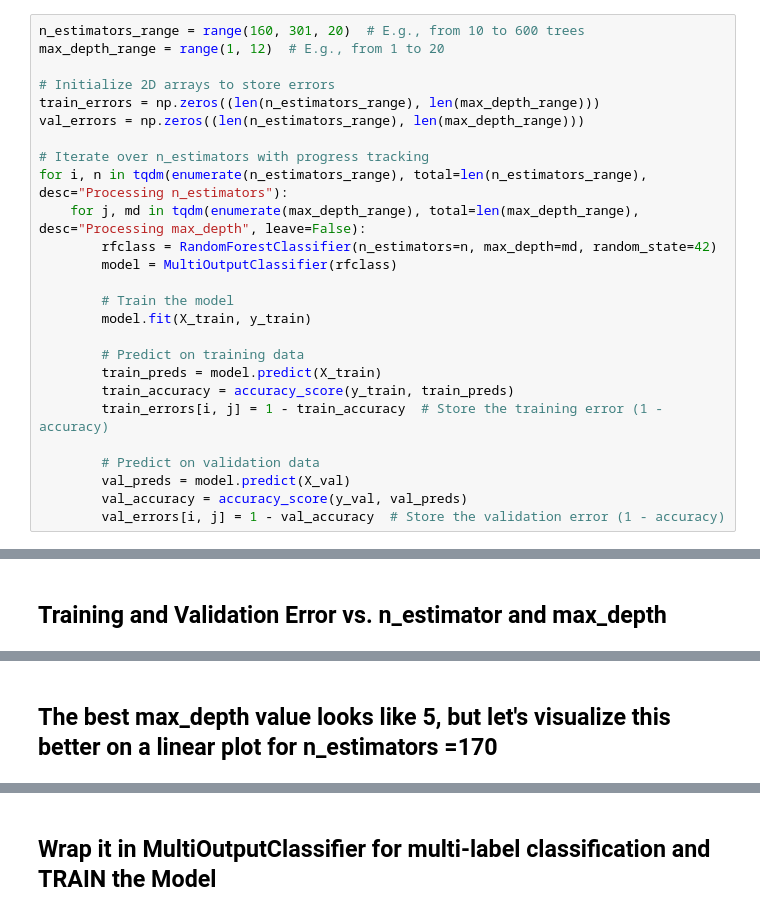
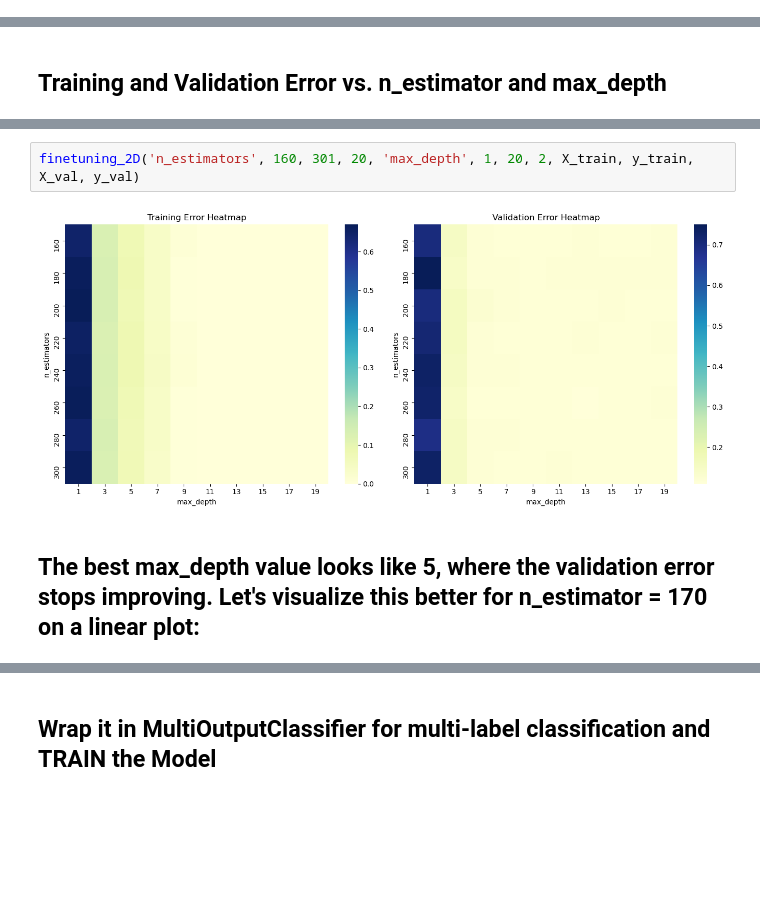
Before and after one commit to davneet721/Classifier_predict_population_from_genotype, a Jupyter notebook: Classifier_Genotype_to_Superpop.ipynb, the cells around one changed output, grey strips where cells are left out. Drawn from its saved outputs; the diff is of its cells as text; blank space fills up the shorter version.

```diff
--- a/Classifier_Genotype_to_Superpop.ipynb
+++ b/Classifier_Genotype_to_Superpop.ipynb
@@ -381,28 +330,2 @@ plt.show()
 # %% [markdown]
 ## I'm optimizing n-estimators and max-depth. Let's optimize these together, to account for any co-dependencies
-# %%
-n_estimators_range = range(160, 301, 20)  # E.g., from 10 to 600 trees
-max_depth_range = range(1, 12)  # E.g., from 1 to 20
-
-# Initialize 2D arrays to store errors
-train_errors = np.zeros((len(n_estimators_range), len(max_depth_range)))
-val_errors = np.zeros((len(n_estimators_range), len(max_depth_range)))
-
-# Iterate over n_estimators with progress tracking
-for i, n in tqdm(enumerate(n_estimators_range), total=len(n_estimators_range), desc="Processing n_estimators"):
-    for j, md in tqdm(enumerate(max_depth_range), total=len(max_depth_range), desc="Processing max_depth", leave=False):
-        rfclass = RandomForestClassifier(n_estimators=n, max_depth=md, random_state=42)
-        model = MultiOutputClassifier(rfclass)
-
-        # Train the model
-        model.fit(X_train, y_train)
-
-        # Predict on training data
-        train_preds = model.predict(X_train)
-        train_accuracy = accuracy_score(y_train, train_preds)
-        train_errors[i, j] = 1 - train_accuracy  # Store the training error (1 - accuracy)
-
-        # Predict on validation data
-        val_preds = model.predict(X_val)
-        val_accuracy = accuracy_score(y_val, val_preds)
-        val_errors[i, j] = 1 - val_accuracy  # Store the validation error (1 - accuracy)
@@ -446,2 +334,6 @@ plt.show()
+# %%
+finetuning_2D('n_estimators', 160, 301, 20, 'max_depth', 1, 20, 2, X_train, y_train, X_val, y_val)
+# %% [output]
+[figure, added]
 # %% [markdown]
-## The best max_depth value looks like 5, but let's visualize this better on a linear plot for n_estimators =170
+## The best max_depth value looks like 5, where the validation error stops improving. Let's visualize this better for n_estimator = 170 on a linear plot:
```
Also changed, not shown: parts of 37 cells of this notebook.
